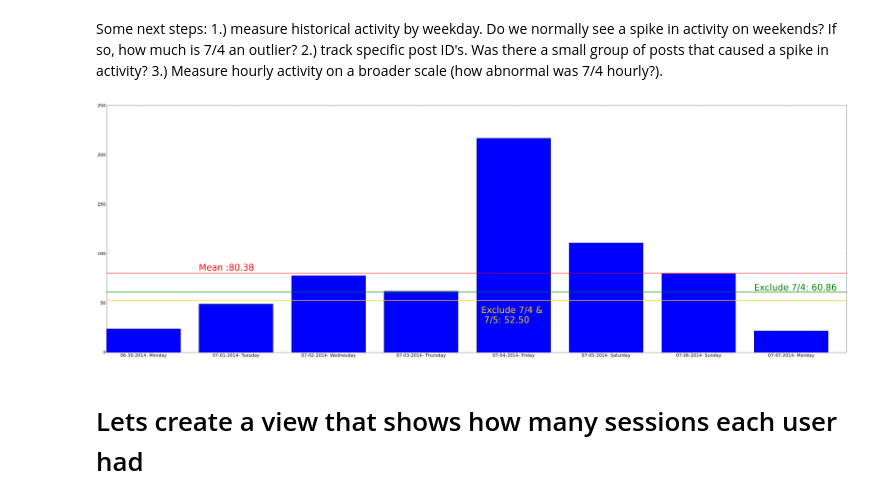
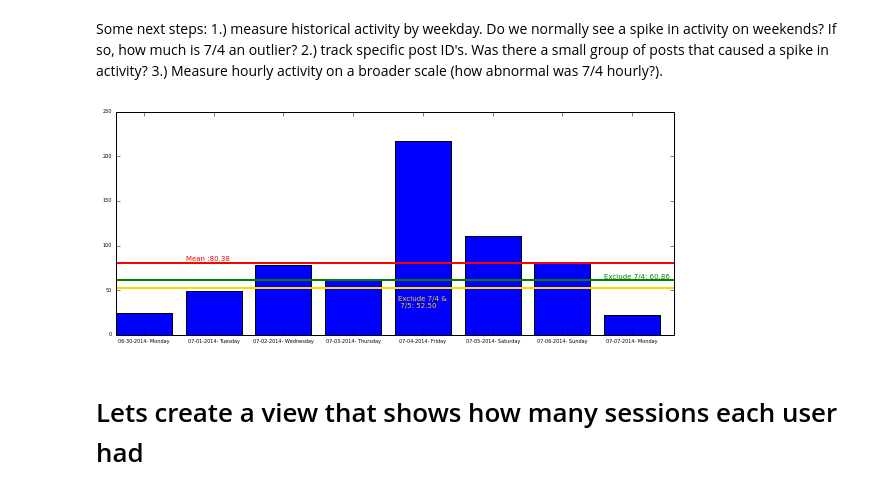
Before and after one commit to takline/NFL-Data, a Jupyter notebook: practice.ipynb, the cells around one changed output. Cells and saved outputs as stored; diff of their text form; code cells hidden in the pictures.

```diff
--- a/practice.ipynb
+++ b/practice.ipynb
@@ -79,14 +79,14 @@ dates=daily['weekday']
 # %% [markdown]
 # It looks like there was a significant spike in activity on the Fourth of July
 # %%
-matplotlib.rcParams.update({'font.size': 20})
-fig = pl.figure(num=None, figsize=(40, 10), dpi=50)
+matplotlib.rcParams.update({'font.size': 5})
+fig = pl.figure(num=None, figsize=(10, 4), dpi=50)
 ax = pl.subplot(111)
 width=.8
 ax.bar(range(len(dates)), values, width=width)
 ax.set_xticks(np.arange(len(dates)) + width/2)
 ax.set_xticklabels(dates, rotation=0)
 ax.axhline(values.mean(), color='red', linewidth=2)
-ax.annotate('Mean:%s'%(values.mean()), xy=(1, 200), xytext=(1,200),size=40,color='red',)
+ax.annotate('Mean:%s'%(values.mean()), xy=(1, 200), xytext=(1,200),size=10,color='red',)
 pl.show()
 # %% [output]
@@ -155,22 +155,22 @@ I'm hesitant to say any of these are the true averages for the following reasons
 # %% [markdown]
 Some next steps: 1.) measure historical activity by weekday. Do we normally see a spike in activity on weekends? If so, how much is 7/4 an outlier?  2.) track specific post ID's. Was there a small group of posts that caused a spike in activity?  3.) Measure hourly activity on a broader scale (how abnormal was 7/4 hourly?).
 # %%
-matplotlib.rcParams.update({'font.size': 20})
-fig = pl.figure(num=None, figsize=(60, 20), dpi=50)
+matplotlib.rcParams.update({'font.size': 5})
+fig = pl.figure(num=None, figsize=(10, 4), dpi=50)
 ax = pl.subplot(111)
 width=.8
 ax.bar(range(len(dates)), values, width=width)
 ax.set_xticks(np.arange(len(dates)) + width/2)
 ax.set_xticklabels(dates, rotation=0)
 ax.axhline(values.mean(), color='red', linewidth=2)
-ax.annotate('Mean :%.2f'%(values.mean()), xy=(1, 83), xytext=(1,83),size=40,color='red',)
-ax.annotate('Exclude 7/4: %.2f'%(values2.mean()), xy=(7, 63), xytext=(7,63),size=40,color='green',)
+ax.annotate('Mean :%.2f'%(values.mean()), xy=(1, 83), xytext=(1,83),size=7,color='red',)
+ax.annotate('Exclude 7/4: %.2f'%(values2.mean()), xy=(7, 63), xytext=(7,63),size=7,color='green',)
 ax.axhline(values2.mean(), color='green', linewidth=2)
-ax.annotate('Exclude 7/4 & \n 7/5: %.2f'%(values3.mean()), xy=(4.05, 30), xytext=(4.05,30),size=40,color='gold',)
+ax.annotate('Exclude 7/4 & \n 7/5: %.2f'%(values3.mean()), xy=(4.05, 30), xytext=(4.05,30),size=7,color='gold',)
 ax.axhline(values3.mean(), color='gold', linewidth=2)
 pl.show()
 # %% [output]
-[figure, old version]
+[figure, new version]
 # %% [markdown]
 # Lets create a view that shows how many sessions each user had
 # %% [markdown]
```
Also changed, not shown: parts of 4 cells of this notebook.
